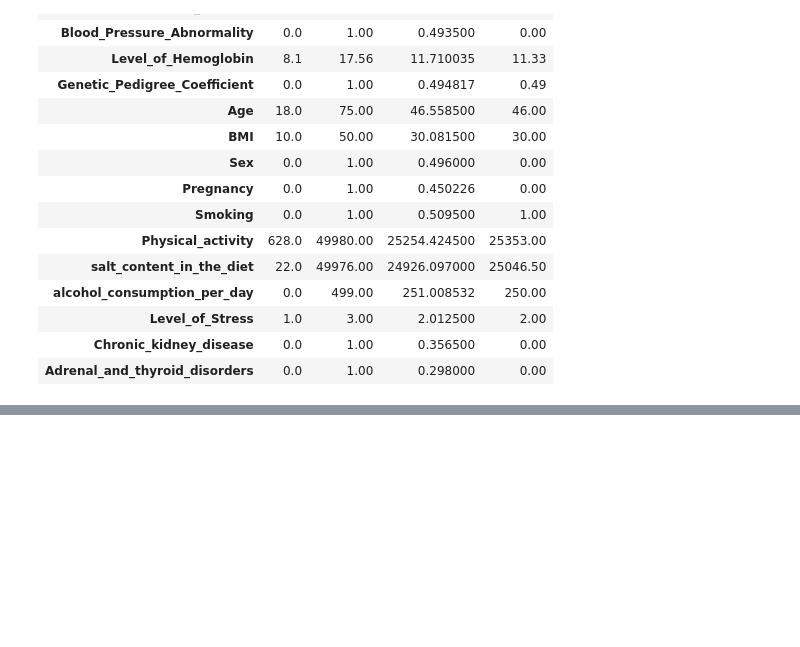
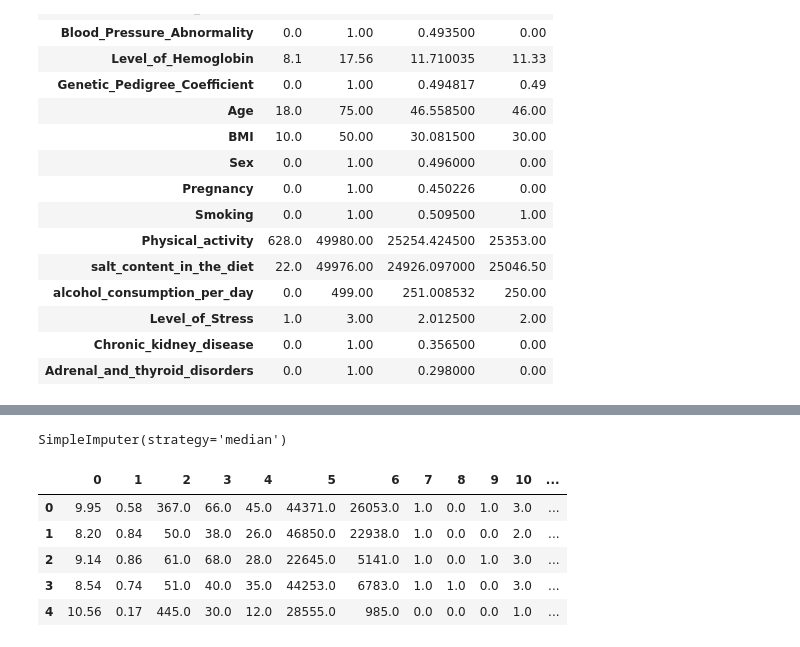
Before and after one commit to varunkr24/Machine-Learning, a Jupyter notebook: Classify_Abnormal_BP.ipynb, the cells around one changed output, grey strips where cells are left out. Saved outputs shown, nothing was run; the diff lists cells and outputs as text; code cells hidden in the pictures; blank space fills up the shorter version.

```diff
--- a/Classify_Abnormal_BP.ipynb
+++ b/Classify_Abnormal_BP.ipynb
@@ -265,0 +366,2 @@ df[df['alcohol_consumption_per_day']!=np.nan].agg(['min','max','mean','median'])
+# %%
+X_train['Pregnancy'].replace(np.nan, 0, inplace=True)
@@ -265,0 +379,18 @@ df[df['alcohol_consumption_per_day']!=np.nan].agg(['min','max','mean','median'])
+# %%
+from sklearn.impute import SimpleImputer
+imp_median = SimpleImputer(missing_values=np.nan, strategy='median')
+# %%
+imp_median.fit(X_train)
+# %% [output]
+SimpleImputer(strategy='median')
+# %%
+X_train = pd.DataFrame(imp_median.transform(X_train))
+# %%
+X_train.head()
+# %% [output]
+|  | 0 | 1 | 2 | 3 | 4 | 5 | 6 | 7 | 8 | 9 | 10 | ... |
+| 0 | 9.95 | 0.58 | 367.0 | 66.0 | 45.0 | 44371.0 | 26053.0 | 1.0 | 0.0 | 1.0 | 3.0 | ... |
+| 1 | 8.20 | 0.84 | 50.0 | 38.0 | 26.0 | 46850.0 | 22938.0 | 1.0 | 0.0 | 0.0 | 2.0 | ... |
+| 2 | 9.14 | 0.86 | 61.0 | 68.0 | 28.0 | 22645.0 | 5141.0 | 1.0 | 0.0 | 1.0 | 3.0 | ... |
+| 3 | 8.54 | 0.74 | 51.0 | 40.0 | 35.0 | 44253.0 | 6783.0 | 1.0 | 1.0 | 0.0 | 3.0 | ... |
+| 4 | 10.56 | 0.17 | 445.0 | 30.0 | 12.0 | 28555.0 | 985.0 | 0.0 | 0.0 | 0.0 | 1.0 | ... |
```
Also changed, not shown: parts of 28 cells of this notebook.
